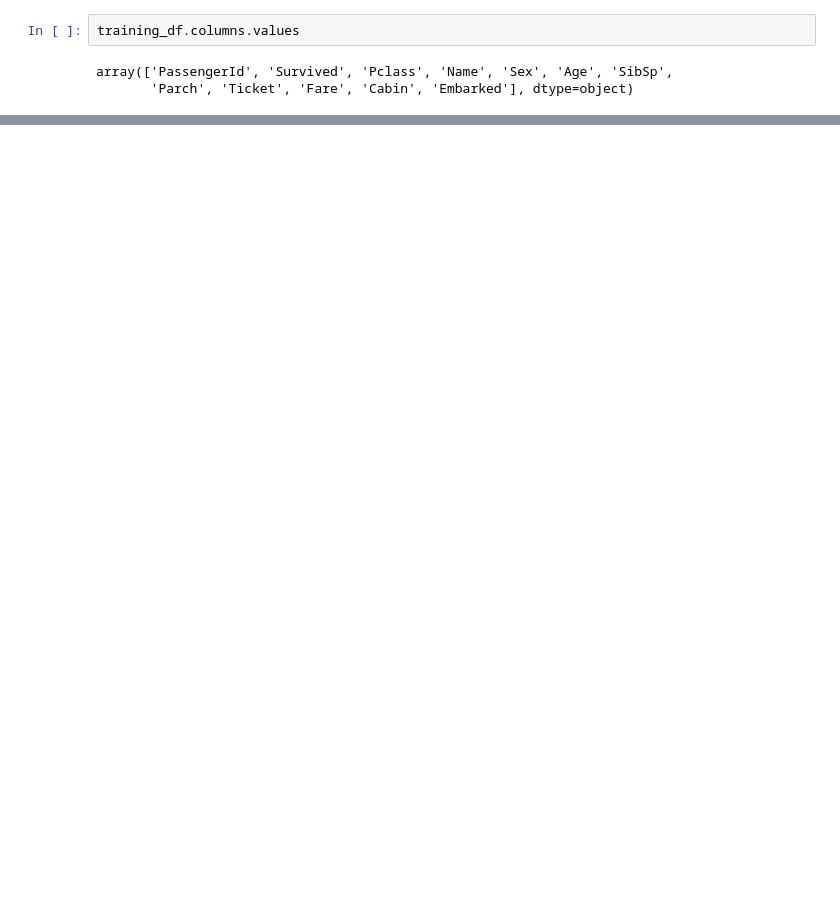
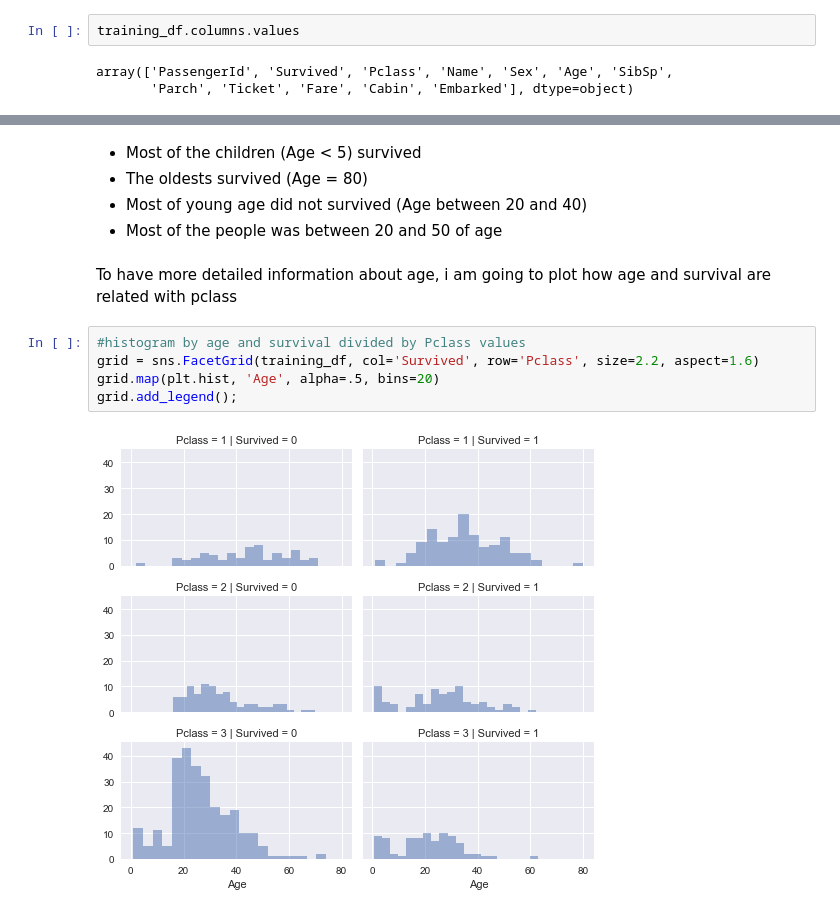
Before and after one commit to urihoffmann/titanic-competition-kaggle, a Jupyter notebook: Titanic.ipynb, the cells around one changed output, grey strips where cells are left out. Cells and saved outputs as stored; diff of their text form; blank space fills up the shorter version.

```diff
--- a/Titanic.ipynb
+++ b/Titanic.ipynb
@@ -68,0 +258,14 @@ Index([u'PassengerId', u'Survived', u'Pclass', u'Name', u'Sex', u'Age',
+# %% [markdown]
+- Most of the children (Age < 5) survived
+- The oldests survived (Age = 80)
+- Most of young age did not survived (Age between 20 and 40)
+- Most of the people was between 20 and 50 of age
+# %% [markdown]
+To have more detailed information about age, i am going to plot how age and survival are related with pclass
+# %%
+#histogram by age and survival divided by Pclass values
+grid = sns.FacetGrid(training_df, col='Survived', row='Pclass', size=2.2, aspect=1.6)
+grid.map(plt.hist, 'Age', alpha=.5, bins=20)
+grid.add_legend();
+# %% [output]
+[figure, added]
```
Also changed, not shown: parts of 72 cells of this notebook.
